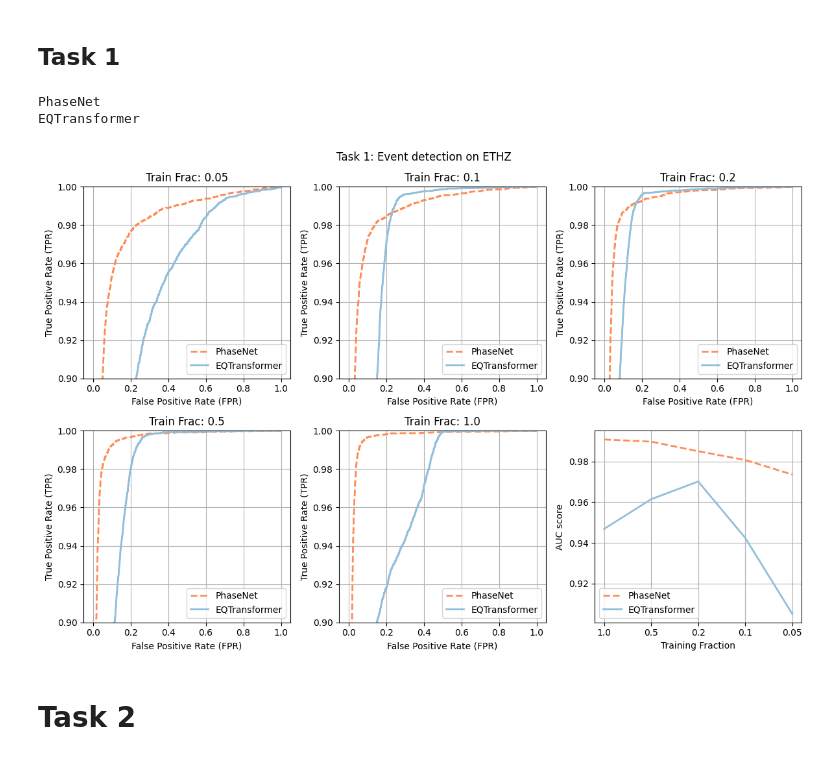
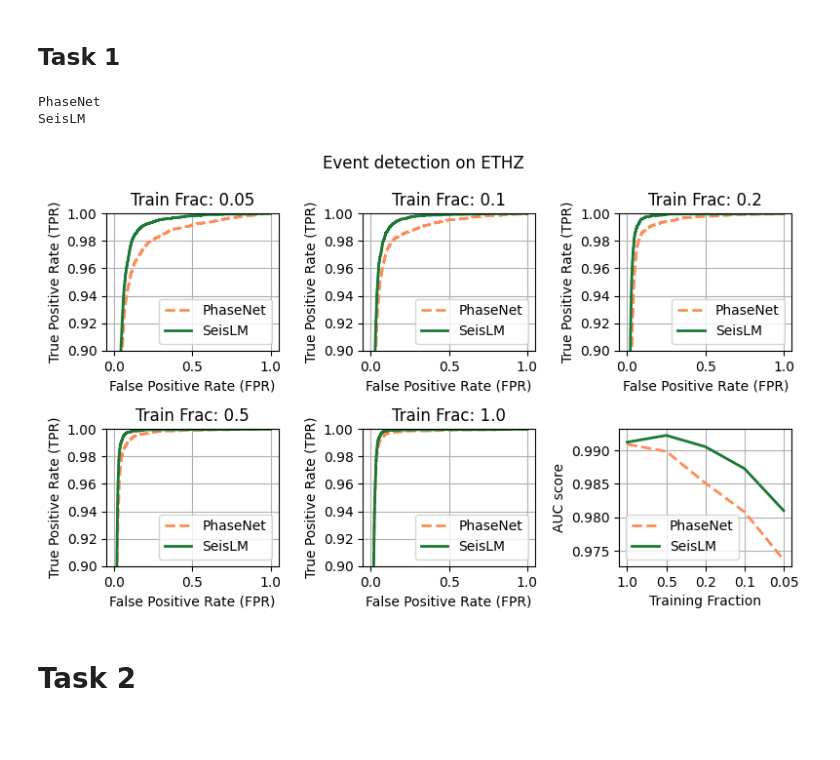
Before and after one commit to liutianlin0121/seisLM, a Jupyter notebook: notebooks/phasepick/new_phasepick-plot-results.ipynb, the cells around one changed output. Saved outputs shown, nothing was run; the diff lists cells and outputs as text; code cells hidden in the pictures; blank space fills up the shorter version.

```diff
--- a/notebooks/phasepick/new_phasepick-plot-results.ipynb
+++ b/notebooks/phasepick/new_phasepick-plot-results.ipynb
@@ -83,27 +84,28 @@ phasenet_kwargs = {
   'lw': 2,
 }
 
-eqtransformer_kwargs = {
-  'color': '#91bfdb',
+# eqtransformer_kwargs = {
+#   'color': '#91bfdb',
+#   'linestyle': '-',
+#   'lw': 2,
+# }
+
+seislm_kwargs = {
+  # 'label': 'SeisLM',
+  'color': '#1b7837',
   'linestyle': '-',
   'lw': 2,
 }
 
-# seislm_kwargs = {
-#   'label': 'SeisLM',
-#   'color': '#1b7837',
-#   'linestyle': '-',
-#   'lw': 2,
-# }
-
 
 model_kwargs = {}
 model_kwargs['PhaseNet'] = phasenet_kwargs
-model_kwargs['EQTransformer'] = eqtransformer_kwargs
+# model_kwargs['EQTransformer'] = eqtransformer_kwargs
+model_kwargs['SeisLM'] = seislm_kwargs
 # %% [markdown]
 ## Task 1
 # %%
-fig, axes = plt.subplots(2, 3, figsize=(12, 8))
+fig, axes = plt.subplots(2, 3, figsize=(8, 4.9))
 axes = axes.ravel()  # Flatten the 2x3 array of axes to easily iterate
 
 # Initialize variables to store the handles and labels for the legend
@@ -125,36 +127,37 @@ for train_frac, result_of_models in all_training_frac_results.items():
     ax.set_xlabel('False Positive Rate (FPR)')
     ax.set_ylabel('True Positive Rate (TPR)')
     ax.grid(True)
     ax.legend(loc='lower right')
     # Capture the handles and labels for the legend
     if handles is None and labels is None:
         handles, labels = ax.get_legend_handles_labels()
     i += 1
 
 
 for model_name in all_training_frac_results[training_fracs[0]].keys():
   print(model_name)
   axes[-1].plot(
     training_fracs[::-1],
     [all_training_frac_results[training_frac][model_name]['event_detection']['auc']
     for training_frac in training_fracs[::-1]],
     label=model_name,
     ** model_kwargs[model_name]
   )
 
 
 axes[-1].set_xlabel("Training Fraction")
 axes[-1].set_ylabel("AUC score")
 axes[-1].grid()
 axes[-1].legend(loc='lower left')
 
-plt.suptitle(f'Task 1: Event detection on {data_name}')
+plt.suptitle(f'Event detection on {data_name}')
 plt.tight_layout()
 plt.show()
+fig.savefig( project_path.FIGURE_DIR + f'/event_detection_{data_name}.pdf')
 # %% [output]
 PhaseNet
-EQTransformer
+SeisLM
-[figure, old version]
+[figure, new version]
 # %% [markdown]
 # Task 2
 # %%
```
Also changed, not shown: parts of 4 cells of this notebook, 4 other files.
